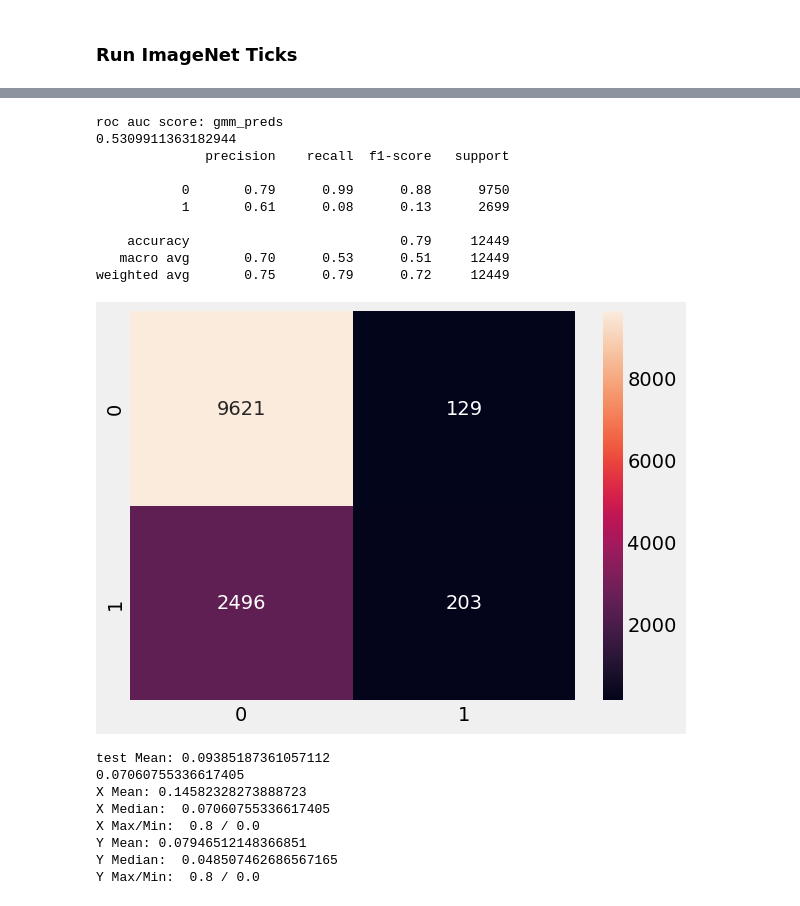
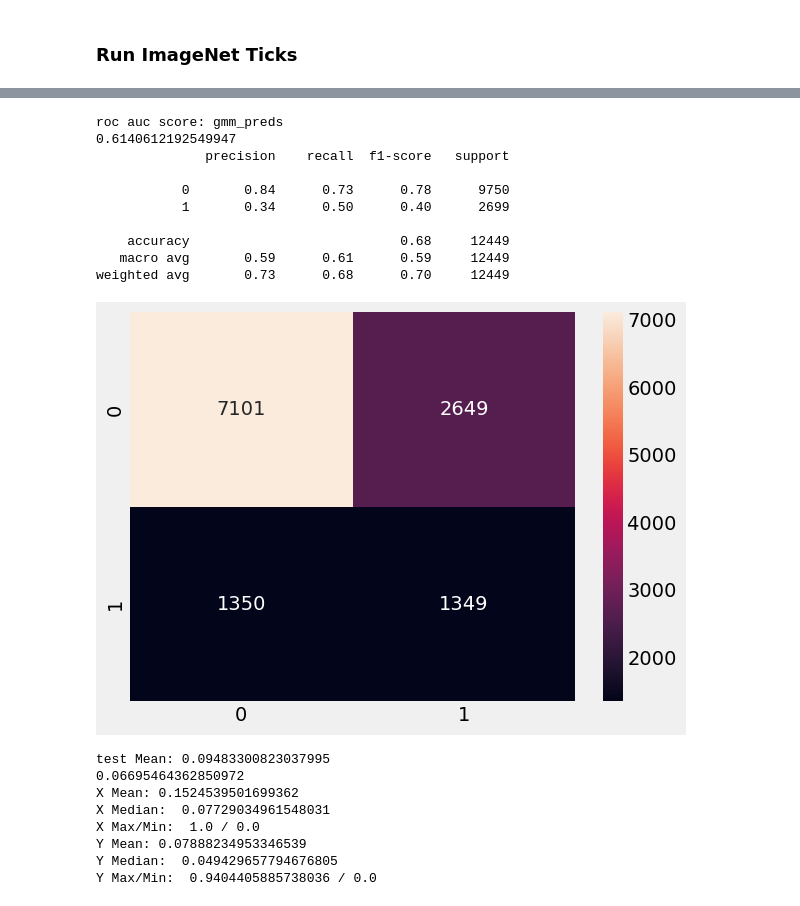
Before and after one commit to msheps03/scantAI, a Jupyter notebook: OneClass/ConflictofInterest.ipynb, the cells around one changed output, grey strips where cells are left out. Saved outputs shown, nothing was run; the diff lists cells and outputs as text; code cells hidden in the pictures.

```diff
--- a/OneClass/ConflictofInterest.ipynb
+++ b/OneClass/ConflictofInterest.ipynb
@@ -298,8 +299,8 @@ print(max(roc_auc))
 # %%
 import statistics
 
-
-gmm_clf, test_probabilities, test_predictions, gmm_results = train_Model(val_path_df, X_train, X_test, X_val, test_path_df, all_test_paths, 'full', 2)
+probability = 0.00001
+gmm_clf, test_probabilities, test_predictions, gmm_results = train_Model(D2_paths[2], D2_ticks[0], D2_ticks[1], D2_ticks[2], D2_paths[1], D2_paths[0], 'full', 2, probability)
 
 gmm_preds, actual = confusion(gmm_results, test_predictions)
 
@@ -360,5 +428,6 @@ X_train, X_test, X_val = feature_extraction(X_train, X_test, X_val, 150)
 X_train, X_test, X_val = scaling(X_train, X_test, X_val)
 
 D3_tick = [X_train, X_test, X_val]
+D3_paths = [all_test_paths, test_path_df, val_path_df, all_val_paths]
 # %% [output]
 2699
@@ -369,8 +438,9 @@ Explained variance percentage = 0.99
 # %%
 import statistics
 
+probability = 0.0001
 
-gmm_clf, test_probabilities, test_predictions, gmm_results = train_Model(val_path_df, D3_tick[0], X_test, X_val, test_path_df, all_test_paths, 'full', 2)
+gmm_clf, test_probabilities, test_predictions, gmm_results = train_Model(D3_paths[2], D3_tick[0], D3_tick[1], D3_tick[2], D3_paths[1], D3_paths[0], 'full', 2, probability)
 
 gmm_preds, actual = confusion(gmm_results, test_predictions)
 
@@ -427,5 +564,6 @@ X_train, X_test, X_val = feature_extraction(X_train, X_test, X_val, 150)
 X_train, X_test, X_val = scaling(X_train, X_test, X_val)
 
 Image_Tick = [X_train, X_test, X_val]
+Image_paths = [all_test_paths, test_path_df, val_path_df, all_val_paths]
 # %% [output]
 2699
@@ -436,44 +574,45 @@ Explained variance percentage = 0.85
 # %%
 import statistics
 
+probability = 0.08
 
-gmm_clf, test_probabilities, test_predictions, gmm_results = train_Model(val_path_df, X_train, X_test, X_val, test_path_df, all_test_paths, 'full', 2)
+gmm_clf, test_probabilities, test_predictions, gmm_results = train_Model(Image_paths[2], Image_Tick[0], Image_Tick[1], Image_Tick[2], Image_paths[1], Image_paths[0], 'full', 2, probability)
 
 gmm_preds, actual = confusion(gmm_results, test_predictions)
 
 print('test Mean:', sum(test_probabilities)/len(test_probabilities))
 print(statistics.mode(test_probabilities))
 x=[]
 y =[]
 for i in range(len(test_probabilities)):
     if gmm_results['is_car'][i]:
         x.append(test_probabilities[i])
     else:
         y.append(test_probabilities[i])
     #print(i, gmm_results['is_car'][i], test_probabilities[i])
 #print('\n\nX:\n\n')
 #[print(i) for i in x]
 
 
 print('X Mean:', statistics.mean(x), '\nX Median: ', statistics.median(x), '\nX Max/Min: ', max(x), '/', min(x))
 print('Y Mean:', statistics.mean(y), '\nY Median: ', statistics.median(y), '\nY Max/Min: ', max(y), '/', min(y))
 # %% [output]
 roc auc score: gmm_preds
-0.5309911363182944
+0.6140612192549947
               precision    recall  f1-score   support
 
-           0       0.79      0.99      0.88      9750
-           1       0.61      0.08      0.13      2699
+           0       0.84      0.73      0.78      9750
+           1       0.34      0.50      0.40      2699
 
-    accuracy                           0.79     12449
-   macro avg       0.70      0.53      0.51     12449
-weighted avg       0.75      0.79      0.72     12449
+    accuracy                           0.68     12449
+   macro avg       0.59      0.61      0.59     12449
+weighted avg       0.73      0.68      0.70     12449
-[figure, old version]
+[figure, new version]
-test Mean: 0.09385187361057112
-0.07060755336617405
-X Mean: 0.14582328273888723
-X Median:  0.07060755336617405
-X Max/Min:  0.8 / 0.0
-Y Mean: 0.07946512148366851
-Y Median:  0.048507462686567165
-Y Max/Min:  0.8 / 0.0
+test Mean: 0.09483300823037995
+0.06695464362850972
+X Mean: 0.1524539501699362
+X Median:  0.07729034961548031
+X Max/Min:  1.0 / 0.0
+Y Mean: 0.07888234953346539
+Y Median:  0.049429657794676805
+Y Max/Min:  0.9404405885738036 / 0.0
```
Also changed, not shown: parts of 10 cells of this notebook, 1 other file.
